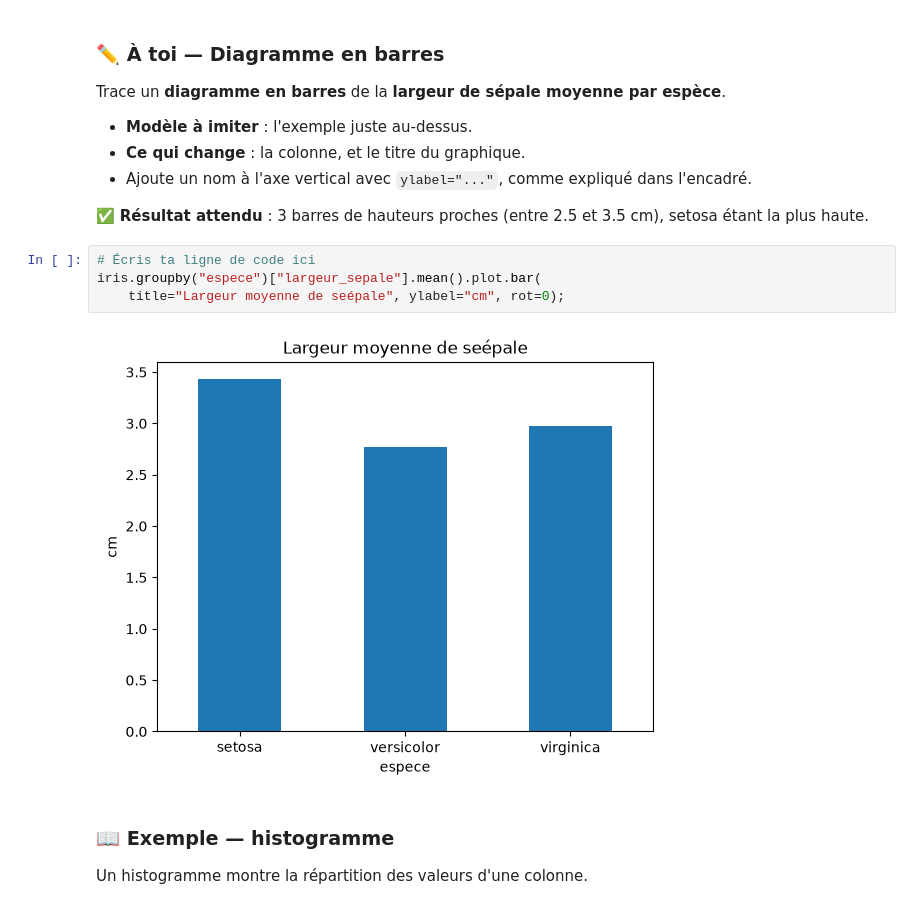
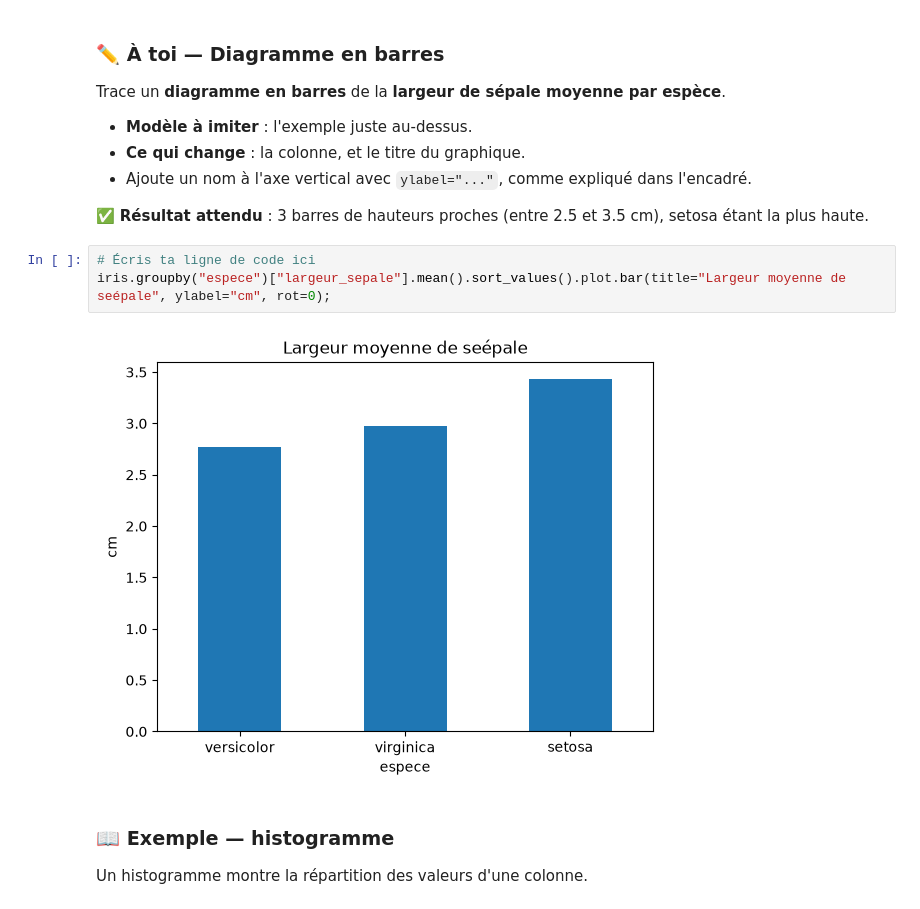
Before and after one commit to DarkSpharx/fleurs_iris, a Jupyter notebook: 1_imiter_pandas_iris.ipynb, the cells around one changed output. Saved outputs shown, nothing was run; the diff lists cells and outputs as text.

```diff
--- a/1_imiter_pandas_iris.ipynb
+++ b/1_imiter_pandas_iris.ipynb
@@ -681,10 +681,9 @@ Trace un **diagramme en barres** de la **largeur de sépale moyenne par espèce*
 ✅ **Résultat attendu** : 3 barres de hauteurs proches (entre 2.5 et 3.5 cm), setosa étant la plus haute.
 # %%
 # Écris ta ligne de code ici
-iris.groupby("espece")["largeur_sepale"].mean().plot.bar(
-    title="Largeur moyenne de seépale", ylabel="cm", rot=0);
+iris.groupby("espece")["largeur_sepale"].mean().sort_values().plot.bar(title="Largeur moyenne de seépale", ylabel="cm", rot=0);
 # %% [output]
-[figure, old version]
+[figure, new version]
 # %% [markdown]
 ### 📖 Exemple — histogramme
 Un histogramme montre la répartition des valeurs d'une colonne.
```
Also changed, not shown: parts of 1 cell of this notebook.
